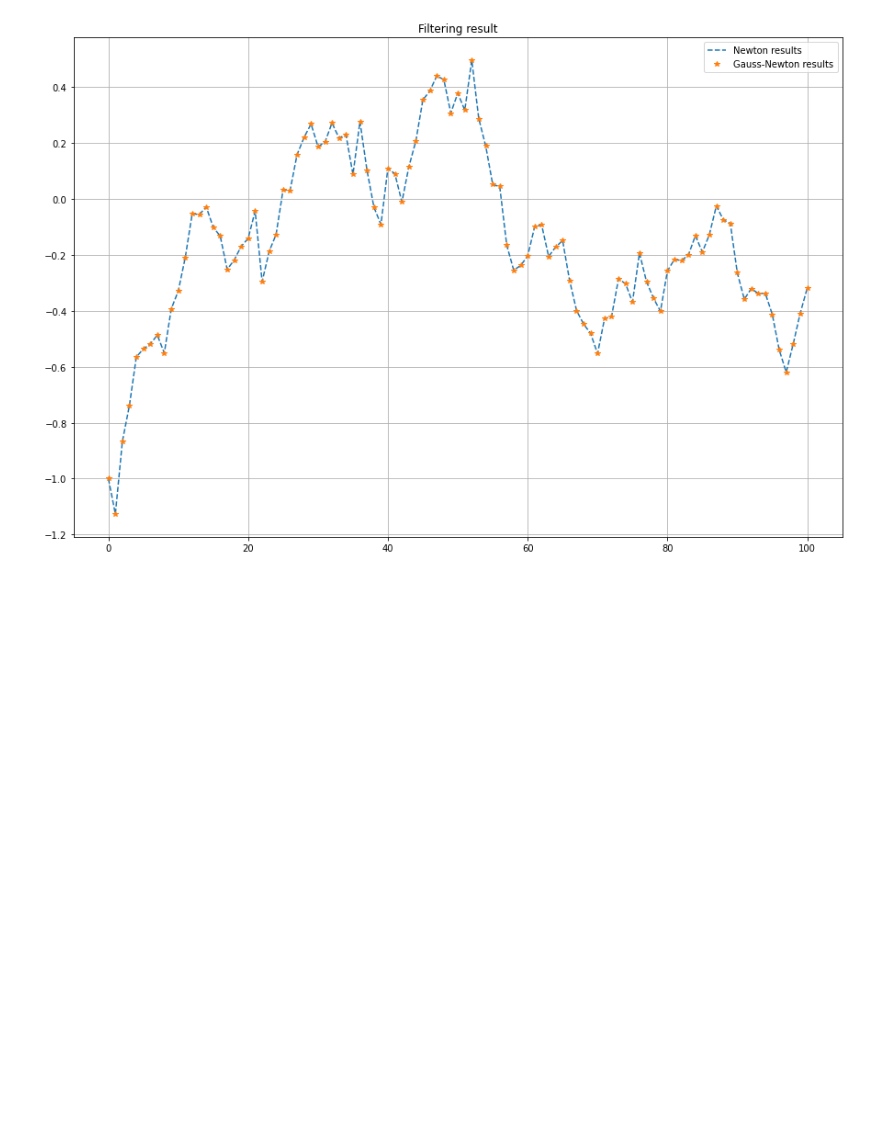
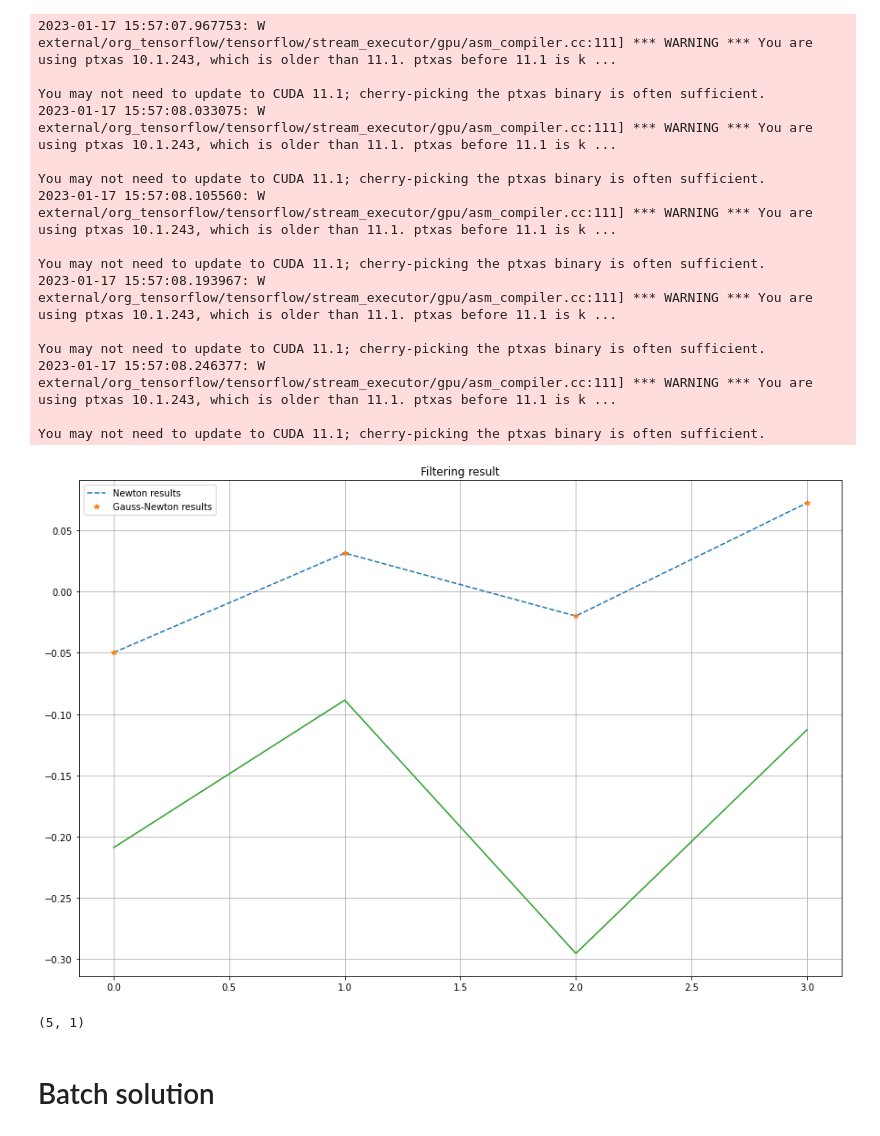
Before and after one commit to hanyas/second-order-smoothers, a Jupyter notebook: notebooks/NewtonFiltering_example1.ipynb, the cells around one changed output. Cells and saved outputs as stored; diff of their text form; code cells hidden in the pictures; blank space fills up the shorter version.

Commit message:
Batch solution for the first example

```diff
--- a/notebooks/NewtonFiltering_example1.ipynb
+++ b/notebooks/NewtonFiltering_example1.ipynb
@@ -19,7 +21,7 @@ def measurement_model(xk):
     return jnp.sin(xk)
 # %%
 # Get data
-T = 100
+T = 4
 xs = np.zeros((T, 1))
 ys = np.zeros((T, 1))
 sigma = 0.1
@@ -43,6 +55,7 @@ plt.legend(['states', 'measurements']);
 # %%
 Q = jnp.array([[sigma**2]])
 R = jnp.array([[sigma**2]])
-
+initial_states =  MVNStandard(jnp.repeat(jnp.array([[1.]]),T + 1, axis=0),
+                                                     jnp.repeat(jnp.eye(1).reshape(1, 1, 1), T + 1, axis=0))
 transition_model = FunctionalModel(partial(dynamic_model), MVNStandard(jnp.zeros((1,)), Q))
 observation_model = FunctionalModel(partial(measurement_model), MVNStandard(jnp.zeros((1,)), R))
@@ -49,7 +78,7 @@ observation_model = FunctionalModel(partial(measurement_model), MVNStandard(jnp.
 # %%
 # Filtering - Gauss-Newton
-m0 = jnp.array([-1.])
-P0 = jnp.eye(1)
+m0 = dynamic_model(xs[0])
+P0 = Q
 init = MVNStandard(m0, P0)
 
-xf = filtering(ys, init, transition_model, observation_model, extended, None)
+xf = filtering(ys, init, transition_model, observation_model, extended, initial_states)
@@ -56,3 +103,3 @@ xf = filtering(ys, init, transition_model, observation_model, extended, None)
 # %%
 # Filtering - Newton
-filtered_states_newton = newton_filtering(ys, init, transition_model, observation_model, extended_hessian, None)
+filtered_states_newton = newton_filtering(ys, init, transition_model, observation_model, extended_hessian, initial_states)
@@ -59,9 +124,31 @@ filtered_states_newton = newton_filtering(ys, init, transition_model, observatio
 # %%
 plt.figure(figsize=(15,10))
-plt.plot(filtered_states_newton.mean, "--", label="Newton results" )
-plt.plot(xf.mean, "*", label = "Gauss-Newton results")
+plt.plot(filtered_states_newton.mean[1:], "--", label="Newton results" )
+plt.plot(xf.mean[1:], "*", label = "Gauss-Newton results")
+plt.plot(xs)
 plt.title("Filtering result")
 plt.grid()
 plt.legend();
 # %% [output]
+2023-01-17 15:57:07.967753: W external/org_tensorflow/tensorflow/stream_executor/gpu/asm_compiler.cc:111] *** WARNING *** You are using ptxas 10.1.243, which is older than 11.1. ptxas before 11.1 is k ...
+
+You may not need to update to CUDA 11.1; cherry-picking the ptxas binary is often sufficient.
+2023-01-17 15:57:08.033075: W external/org_tensorflow/tensorflow/stream_executor/gpu/asm_compiler.cc:111] *** WARNING *** You are using ptxas 10.1.243, which is older than 11.1. ptxas before 11.1 is k ...
+
+You may not need to update to CUDA 11.1; cherry-picking the ptxas binary is often sufficient.
+2023-01-17 15:57:08.105560: W external/org_tensorflow/tensorflow/stream_executor/gpu/asm_compiler.cc:111] *** WARNING *** You are using ptxas 10.1.243, which is older than 11.1. ptxas before 11.1 is k ...
+
+You may not need to update to CUDA 11.1; cherry-picking the ptxas binary is often sufficient.
+2023-01-17 15:57:08.193967: W external/org_tensorflow/tensorflow/stream_executor/gpu/asm_compiler.cc:111] *** WARNING *** You are using ptxas 10.1.243, which is older than 11.1. ptxas before 11.1 is k ...
+
+You may not need to update to CUDA 11.1; cherry-picking the ptxas binary is often sufficient.
+2023-01-17 15:57:08.246377: W external/org_tensorflow/tensorflow/stream_executor/gpu/asm_compiler.cc:111] *** WARNING *** You are using ptxas 10.1.243, which is older than 11.1. ptxas before 11.1 is k ...
+
+You may not need to update to CUDA 11.1; cherry-picking the ptxas binary is often sufficient.
-[figure, old version]
+[figure, new version]
+# %%
+filtered_states_newton.mean.shape
+# %% [output]
+(5, 1)
+# %% [markdown]
+# Batch solution
```
Also changed, not shown: parts of 16 cells of this notebook, 1 other file.
